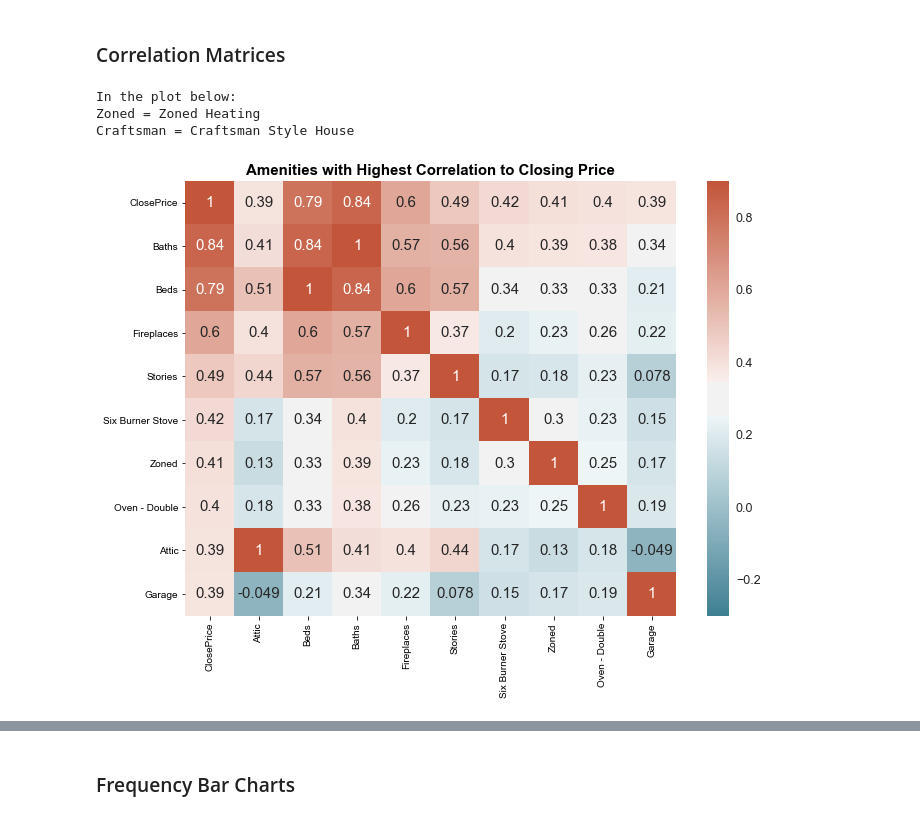
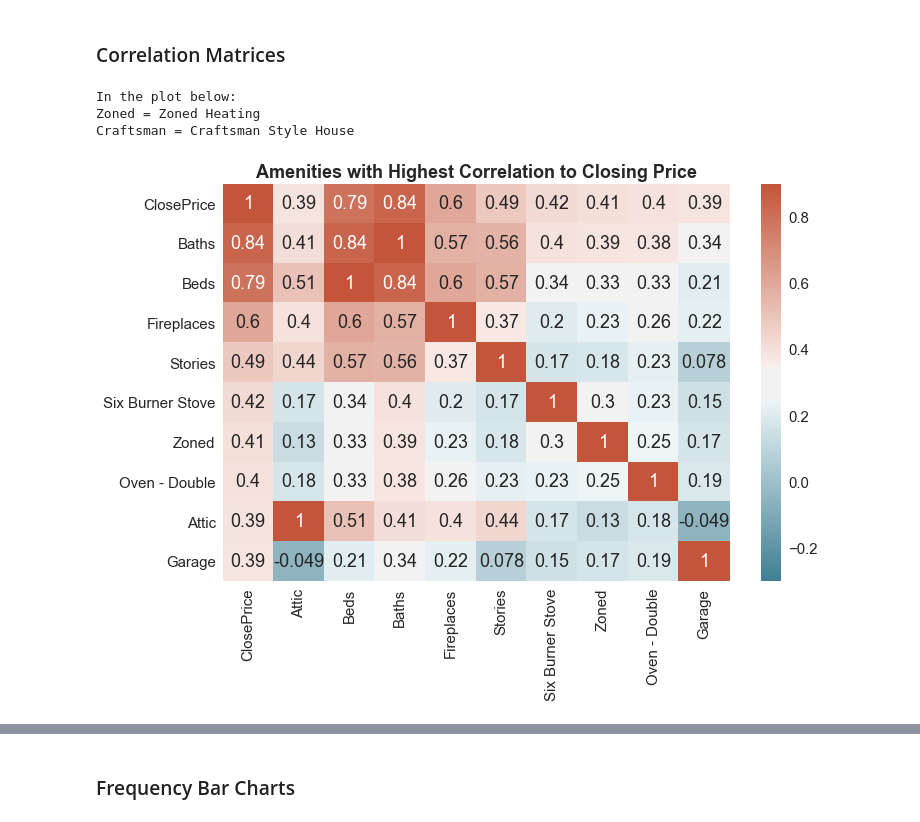
Before and after one commit to AMRiehle/gwu-python-project, a Jupyter notebook: Amenities Correlation.ipynb, the cells around one changed output, grey strips where cells are left out. Saved outputs shown, nothing was run; the diff lists cells and outputs as text; code cells hidden in the pictures.

Commit message:
Fix sizing for charts

```diff
--- a/Amenities Correlation.ipynb
+++ b/Amenities Correlation.ipynb
@@ -455,35 +455,36 @@ for item in amenities_df.sort_values('Close Price Correlation', ascending=False)
 # Print some hint text to explain column names
 
 print("In the plot below:")
 print("Zoned = Zoned Heating")
 print("Craftsman = Craftsman Style House")
 
 # Sort list of variables for correlation matrix by how they correlate to closing price
 
 pos_corr = final_merged_df[pos_corr_list].corr().sort_values('ClosePrice', ascending=False)
 
 # Format chart (chart size, font size, color map)
 
 fig, ax = plt.subplots(figsize=(11, 8))
-sns.set(font_scale=1.25)
+sns.set(font_scale=1.5)
 cmap = sns.diverging_palette(220, 20, sep=20, as_cmap=True)
 
 # Create heatmap from correlation matrix
 
 sns.heatmap(pos_corr, cmap=cmap, vmin=-0.3, vmax=0.9, annot=True)
 
 # Add title to plot
 
 plt.title('Amenities with Highest Correlation to Closing Price', fontweight='bold')
 
 # Save plot to PNG
 
+plt.tight_layout()
 plt.savefig('Images/Positive Amenity Correlation Matrix.PNG')
 # %% [output]
 In the plot below:
 Zoned = Zoned Heating
 Craftsman = Craftsman Style House
-[figure, old version]
+[figure, new version]
 # %%
 # Create holding list for negative correlation matrix
 
```
Also changed, not shown: parts of 6 cells of this notebook, 7 other files.
